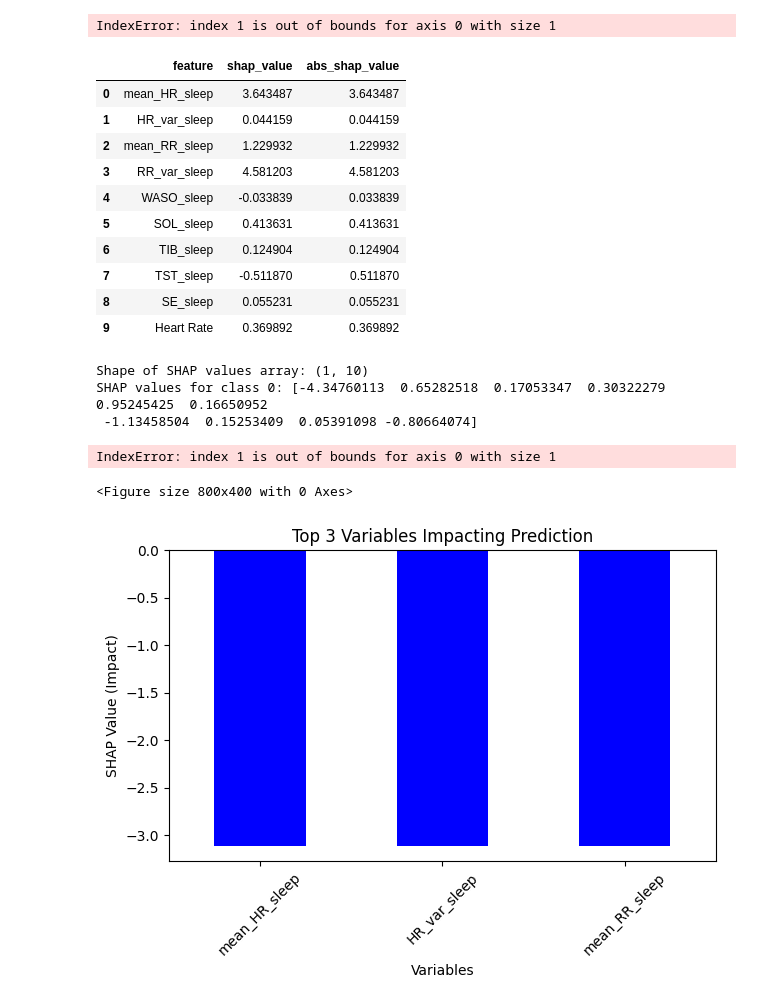
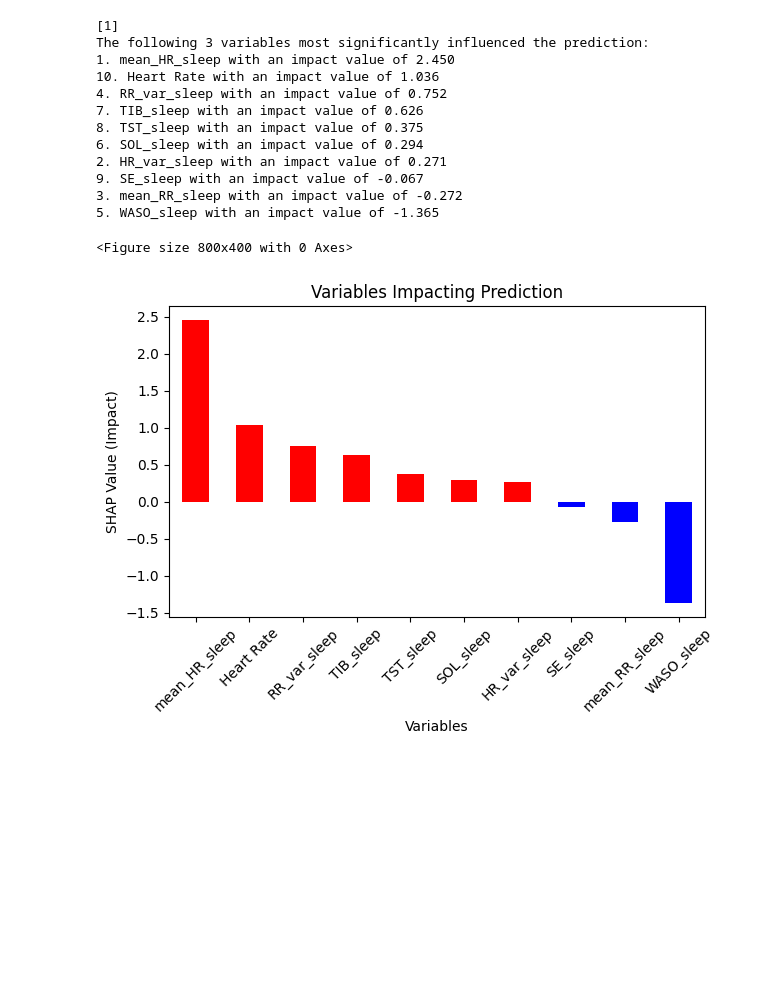
Before and after one commit to y-ghoneim/SDProject32, a Jupyter notebook: Notebooks/SHAP FB testing.ipynb, the cells around one changed output. Drawn from its saved outputs; the diff is of its cells as text; code cells hidden in the pictures; blank space fills up the shorter version.

```diff
--- a/Notebooks/SHAP FB testing.ipynb
+++ b/Notebooks/SHAP FB testing.ipynb
@@ -23,62 +46,56 @@ shap_values = explainer.shap_values(single_record)
 # Predict the outcome using the model
 prediction = model.predict(single_record)
 # %%
-# Assuming binary classification and using the appropriate class index based on the prediction
-class_index = int(prediction[0])  # Assuming the prediction is [0] or [1]
+# For binary classification, SHAP returns the values for the positive class only in shap_values[0]
+# If model is LightGBM and binary classification, you may get SHAP values for one class in a list
+
+# Check if the SHAP values are in the expected format (list with one element)
+if isinstance(shap_values, list):
+    shap_values_single = shap_values[0]  # shap_values[0] will contain the actual SHAP values for binary classification
+else:
+    shap_values_single = shap_values
 
 # Create a DataFrame for SHAP values
 feature_names = X_test.columns
 shap_df = pd.DataFrame({
     'feature': feature_names,
-    'shap_value': shap_values[class_index][0]  # Adjust indexing based on SHAP values structure
+    'shap_value': shap_values_single[0]  # Assuming shap_values_single is correctly formatted for single instance
 })
 shap_df['abs_shap_value'] = shap_df['shap_value'].abs()
-top_features = shap_df.sort_values(by='abs_shap_value', ascending=False).head(3)
+top_features = shap_df.sort_values(by='shap_value', ascending=False)
+
+print(prediction)
 
 # Generate textual explanation
 intro = "The following 3 variables most significantly influenced the prediction:"
 details = []
 for idx, row in top_features.iterrows():
     details.append(f"{idx + 1}. {row['feature']} with an impact value of {row['shap_value']:.3f}")
 explanation = f"{intro}\n" + "\n".join(details)
 print(explanation)
+
+# Plotting
+colors = ['red' if x > 0 else 'blue' for x in top_features['shap_value']]
+plt.figure(figsize=(8, 4))
+top_features.plot.bar(x='feature', y='shap_value', legend=False, color=colors)
+plt.title('Variables Impacting Prediction')
+plt.xlabel('Variables')
+plt.ylabel('SHAP Value (Impact)')
+plt.xticks(rotation=45)
+plt.tight_layout()
+plt.show()
 # %% [output]
-IndexError: index 1 is out of bounds for axis 0 with size 1
+[1]
+The following 3 variables most significantly influenced the prediction:
+1. mean_HR_sleep with an impact value of 2.450
+10. Heart Rate with an impact value of 1.036
+4. RR_var_sleep with an impact value of 0.752
+7. TIB_sleep with an impact value of 0.626
+8. TST_sleep with an impact value of 0.375
+6. SOL_sleep with an impact value of 0.294
+2. HR_var_sleep with an impact value of 0.271
+9. SE_sleep with an impact value of -0.067
+3. mean_RR_sleep with an impact value of -0.272
+5. WASO_sleep with an impact value of -1.365
+<Figure size 800x400 with 0 Axes>
+[figure, added]
-# %%
-shap_df
-# %% [output]
-|  | feature | shap_value | abs_shap_value |
-| 0 | mean_HR_sleep | 3.643487 | 3.643487 |
-| 1 | HR_var_sleep | 0.044159 | 0.044159 |
-| 2 | mean_RR_sleep | 1.229932 | 1.229932 |
-| 3 | RR_var_sleep | 4.581203 | 4.581203 |
-| 4 | WASO_sleep | -0.033839 | 0.033839 |
-| 5 | SOL_sleep | 0.413631 | 0.413631 |
-| 6 | TIB_sleep | 0.124904 | 0.124904 |
-| 7 | TST_sleep | -0.511870 | 0.511870 |
-| 8 | SE_sleep | 0.055231 | 0.055231 |
-| 9 | Heart Rate | 0.369892 | 0.369892 |
-# %%
-# Print out the shapes and actual SHAP values for a sanity check
-print("Shape of SHAP values array:", np.array(shap_values).shape)
-print("SHAP values for class 0:", shap_values[0])
-print("SHAP values for class 1:", shap_values[1])
-# %% [output]
-Shape of SHAP values array: (1, 10)
-SHAP values for class 0: [-4.34760113  0.65282518  0.17053347  0.30322279  0.95245425  0.16650952
- -1.13458504  0.15253409  0.05391098 -0.80664074]
-IndexError: index 1 is out of bounds for axis 0 with size 1
-# %%
-# Plotting
-colors = ['red' if x > 0 else 'blue' for x in top_features['shap_value']]
-plt.figure(figsize=(8, 4))
-top_features.plot.bar(x='feature', y='shap_value', legend=False, color=colors)
-plt.title('Top 3 Variables Impacting Prediction')
-plt.xlabel('Variables')
-plt.ylabel('SHAP Value (Impact)')
-plt.xticks(rotation=45)
-plt.tight_layout()
-plt.show()
-# %% [output]
-<Figure size 800x400 with 0 Axes>
-[figure, removed]
```
Also changed, not shown: parts of 10 cells of this notebook, 1 other file.
